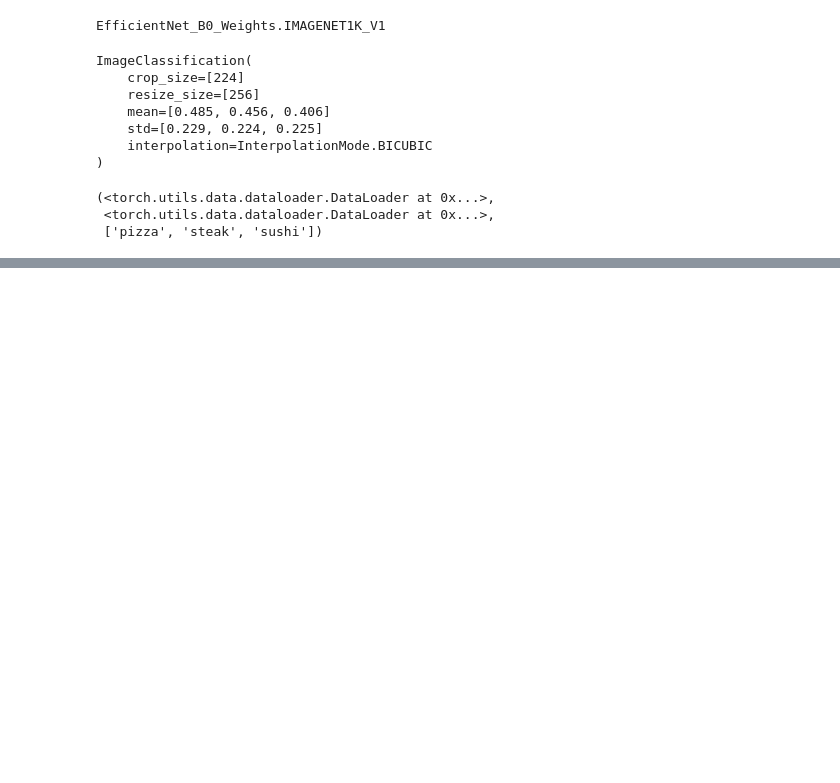
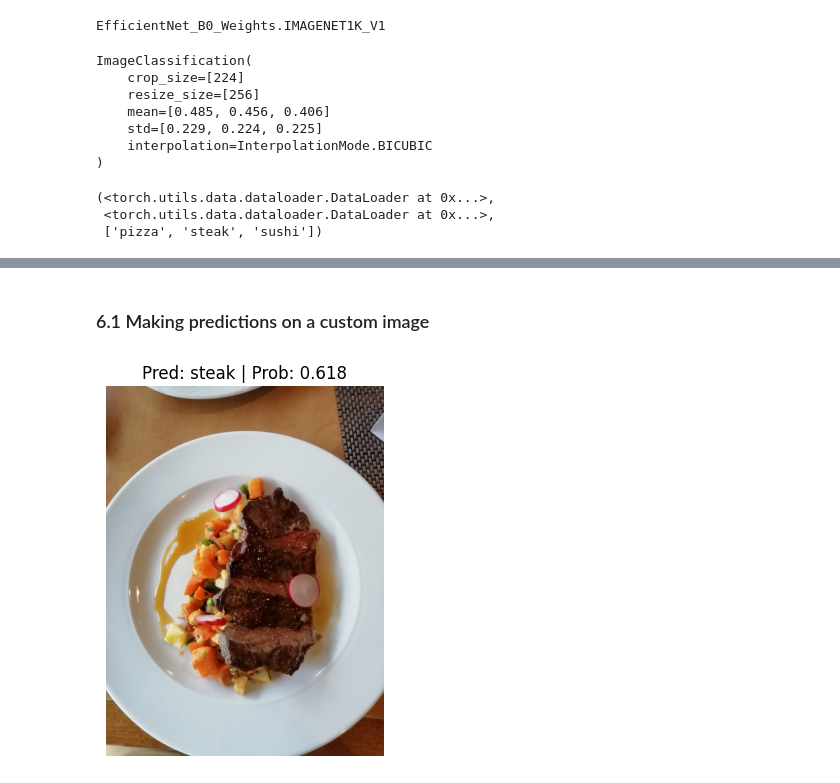
Before and after one commit to LadislavVasina1/pytorch_ztm, a Jupyter notebook: 06_transfer_learning/06_transfer_learning.ipynb, the cells around one changed output, grey strips where cells are left out. Cells and saved outputs as stored; diff of their text form; code cells hidden in the pictures; blank space fills up the shorter version.

```diff
--- a/06_transfer_learning/06_transfer_learning.ipynb
+++ b/06_transfer_learning/06_transfer_learning.ipynb
@@ -129,0 +441,12 @@ train_dataloader, test_dataloader, class_names
+# %% [markdown]
+### 6.1 Making predictions on a custom image
+# %%
+# Setup custom image path
+custom_image_path = "steak.jpg"
+
+# Predict on custom image
+pred_and_plot_image(model=model,
+                    image_path=custom_image_path,
+                    class_names=class_names)
+# %% [output]
+[figure, added]
```
Also changed, not shown: parts of 20 cells of this notebook, 3 other files.
